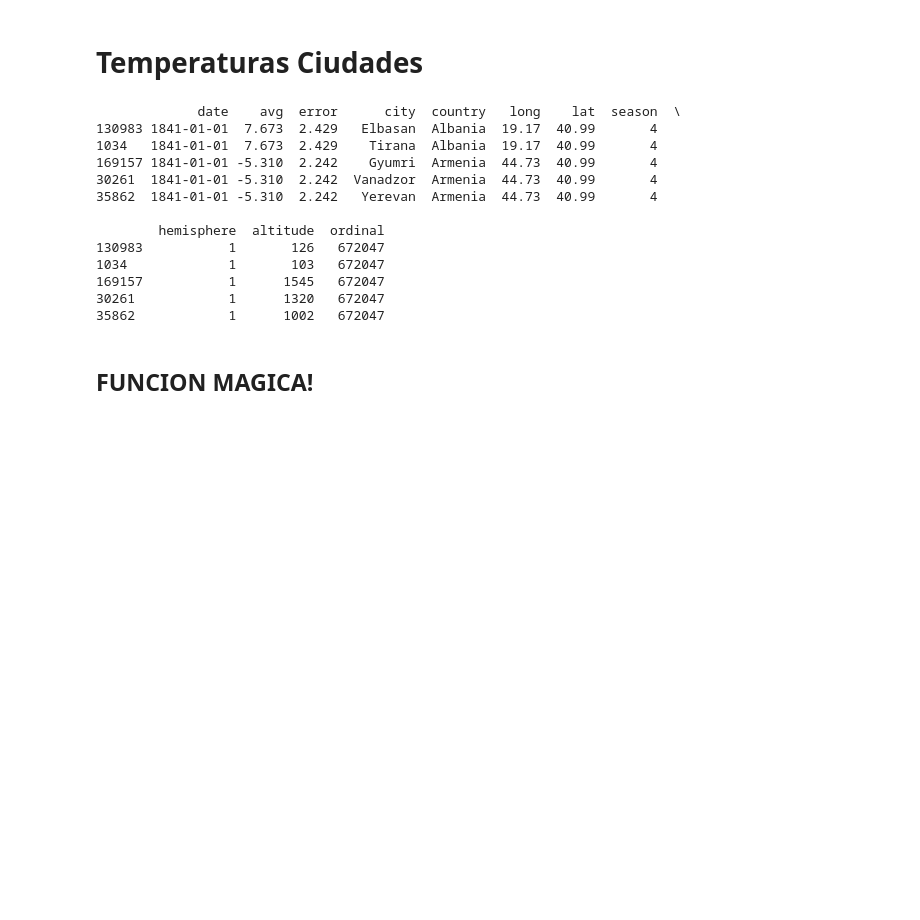
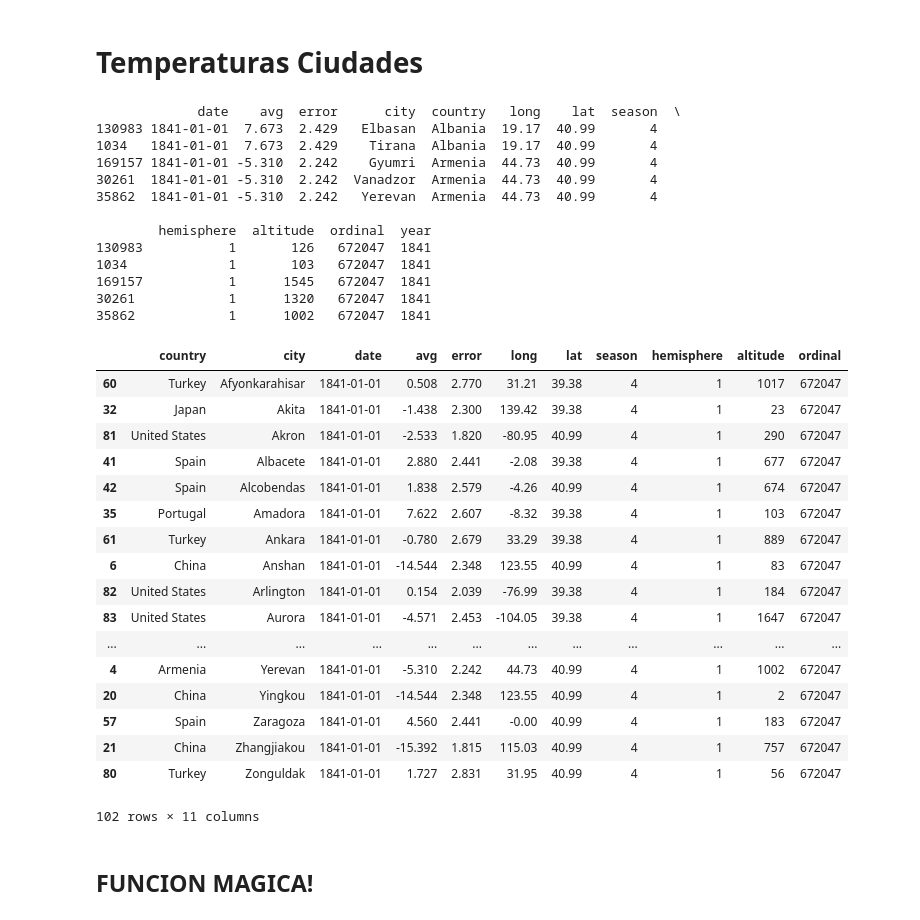
Before and after one commit to smcsicardi/metnum-tp3, a Jupyter notebook: temperaturas ciudades.ipynb, the cells around one changed output. Drawn from its saved outputs; the diff is of its cells as text; code cells hidden in the pictures; blank space fills up the shorter version.

```diff
--- a/temperaturas ciudades.ipynb
+++ b/temperaturas ciudades.ipynb
@@ -21,6 +21,7 @@ df = df[df['date'] >= datetime(1841,1,1)]
 df.sort_values(['date','country','city'], inplace = True)
 
 df['ordinal']= df['date'].apply(lambda x: x.toordinal())
+df["year"] = df["date"].apply(lambda d: d.year)
 print(df.head())
 
 groupByCountries = df.groupby('country')
@@ -34,12 +35,33 @@ groupByCities = df.groupby('city')
 30261  1841-01-01 -5.310  2.242  Vanadzor  Armenia  44.73  40.99       4
 35862  1841-01-01 -5.310  2.242   Yerevan  Armenia  44.73  40.99       4
 
-        hemisphere  altitude  ordinal
-130983           1       126   672047
-1034             1       103   672047
-169157           1      1545   672047
-30261            1      1320   672047
-35862            1      1002   672047
+        hemisphere  altitude  ordinal  year
+130983           1       126   672047  1841
+1034             1       103   672047  1841
+169157           1      1545   672047  1841
+30261            1      1320   672047  1841
+35862            1      1002   672047  1841
+# %%
+df.groupby(['country', 'city'], as_index = False).first().sort_values(['city'])
+# %% [output]
+|  | country | city | date | avg | error | long | lat | season | hemisphere | altitude | ordinal |
+| 60 | Turkey | Afyonkarahisar | 1841-01-01 | 0.508 | 2.770 | 31.21 | 39.38 | 4 | 1 | 1017 | 672047 |
+| 32 | Japan | Akita | 1841-01-01 | -1.438 | 2.300 | 139.42 | 39.38 | 4 | 1 | 23 | 672047 |
+| 81 | United States | Akron | 1841-01-01 | -2.533 | 1.820 | -80.95 | 40.99 | 4 | 1 | 290 | 672047 |
+| 41 | Spain | Albacete | 1841-01-01 | 2.880 | 2.441 | -2.08 | 39.38 | 4 | 1 | 677 | 672047 |
+| 42 | Spain | Alcobendas | 1841-01-01 | 1.838 | 2.579 | -4.26 | 40.99 | 4 | 1 | 674 | 672047 |
+| 35 | Portugal | Amadora | 1841-01-01 | 7.622 | 2.607 | -8.32 | 39.38 | 4 | 1 | 103 | 672047 |
+| 61 | Turkey | Ankara | 1841-01-01 | -0.780 | 2.679 | 33.29 | 39.38 | 4 | 1 | 889 | 672047 |
+| 6 | China | Anshan | 1841-01-01 | -14.544 | 2.348 | 123.55 | 40.99 | 4 | 1 | 83 | 672047 |
+| 82 | United States | Arlington | 1841-01-01 | 0.154 | 2.039 | -76.99 | 39.38 | 4 | 1 | 184 | 672047 |
+| 83 | United States | Aurora | 1841-01-01 | -4.571 | 2.453 | -104.05 | 39.38 | 4 | 1 | 1647 | 672047 |
+| ... | ... | ... | ... | ... | ... | ... | ... | ... | ... | ... | ... |
+| 4 | Armenia | Yerevan | 1841-01-01 | -5.310 | 2.242 | 44.73 | 40.99 | 4 | 1 | 1002 | 672047 |
+| 20 | China | Yingkou | 1841-01-01 | -14.544 | 2.348 | 123.55 | 40.99 | 4 | 1 | 2 | 672047 |
+| 57 | Spain | Zaragoza | 1841-01-01 | 4.560 | 2.441 | -0.00 | 40.99 | 4 | 1 | 183 | 672047 |
+| 21 | China | Zhangjiakou | 1841-01-01 | -15.392 | 1.815 | 115.03 | 40.99 | 4 | 1 | 757 | 672047 |
+| 80 | Turkey | Zonguldak | 1841-01-01 | 1.727 | 2.831 | 31.95 | 40.99 | 4 | 1 | 56 | 672047 |
+102 rows × 11 columns
 # %% [markdown]
 ## FUNCION MAGICA!
 # %%
```
Also changed, not shown: parts of 5 cells of this notebook, 1 other file.
